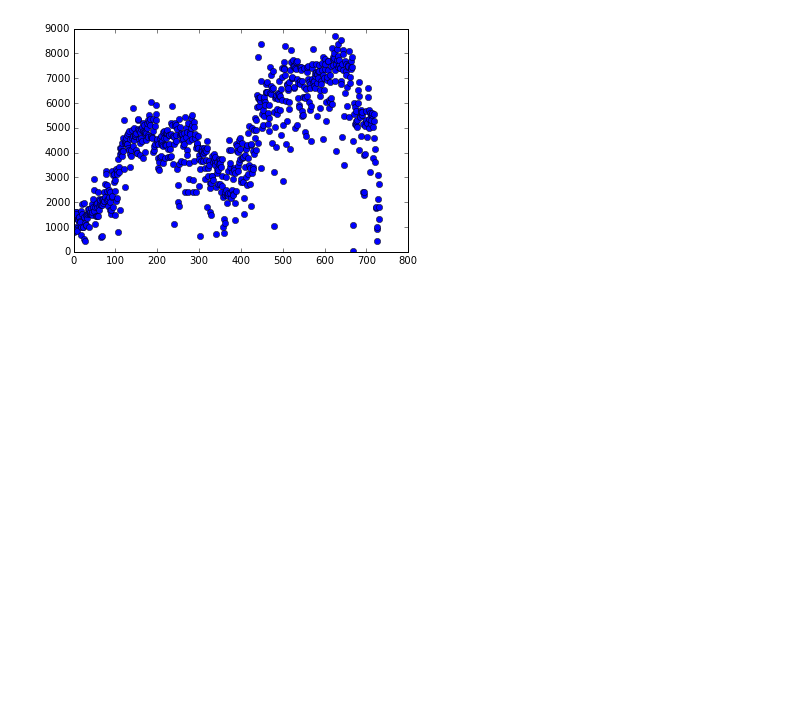
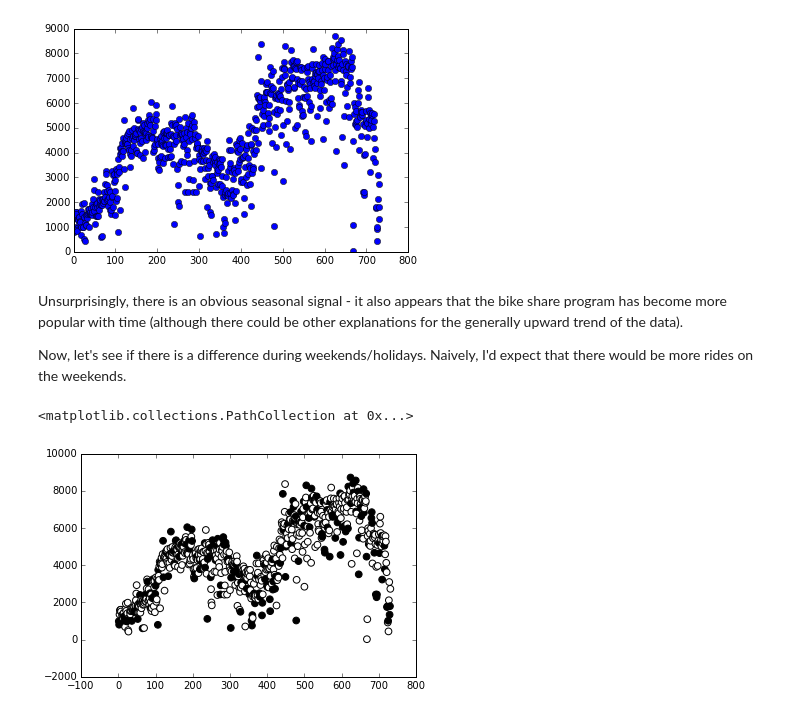
Before and after one commit to ericjhilton/bike-share-ML, a Jupyter notebook: bikeShare.ipynb, the cells around one changed output. Saved outputs shown, nothing was run; the diff lists cells and outputs as text; code cells hidden in the pictures; blank space fills up the shorter version.

```diff
--- a/bikeShare.ipynb
+++ b/bikeShare.ipynb
@@ -33,3 +35,12 @@ plt.plot(data['instant'], target['cnt'],'o')
 # %% [output]
 [<matplotlib.lines.Line2D at 0x...>]
 [figure]
+# %% [markdown]
+Unsurprisingly, there is an obvious seasonal signal - it also appears that the bike share program has become more popular with time (although there could be other explanations for the generally upward trend of the data).
+
+Now, let's see if there is a difference during weekends/holidays. Naively, I'd expect that there would be more rides on the weekends.
+# %%
+plt.scatter(data['instant'], target['cnt'],s=45, c=data['workingday'], cmap='gray')
+# %% [output]
+<matplotlib.collections.PathCollection at 0x...>
+[figure, added]
```
Also changed, not shown: parts of 21 cells of this notebook.
